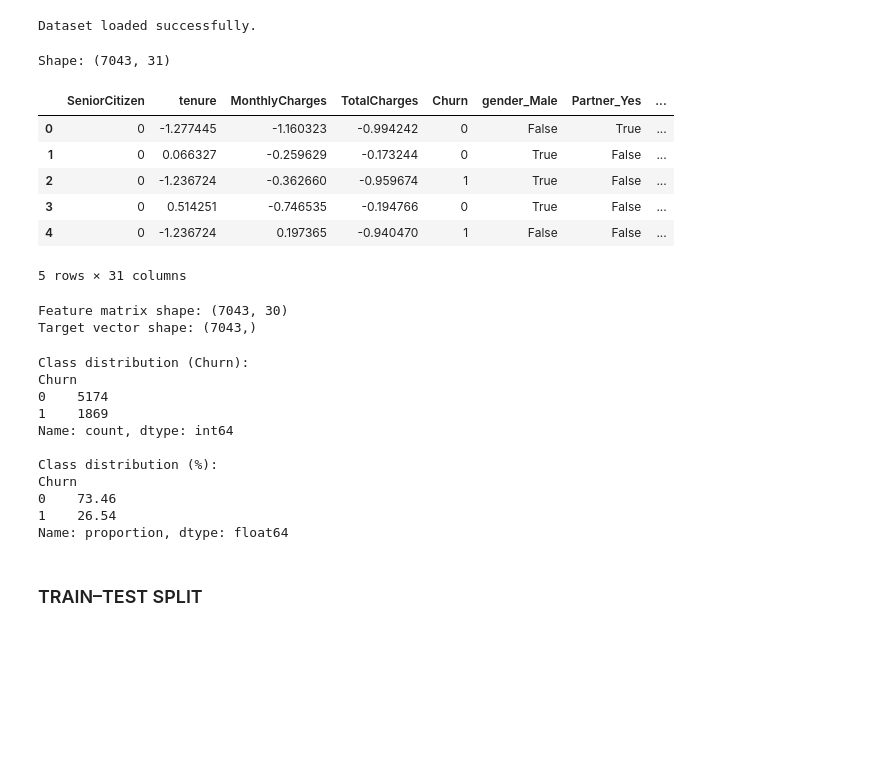
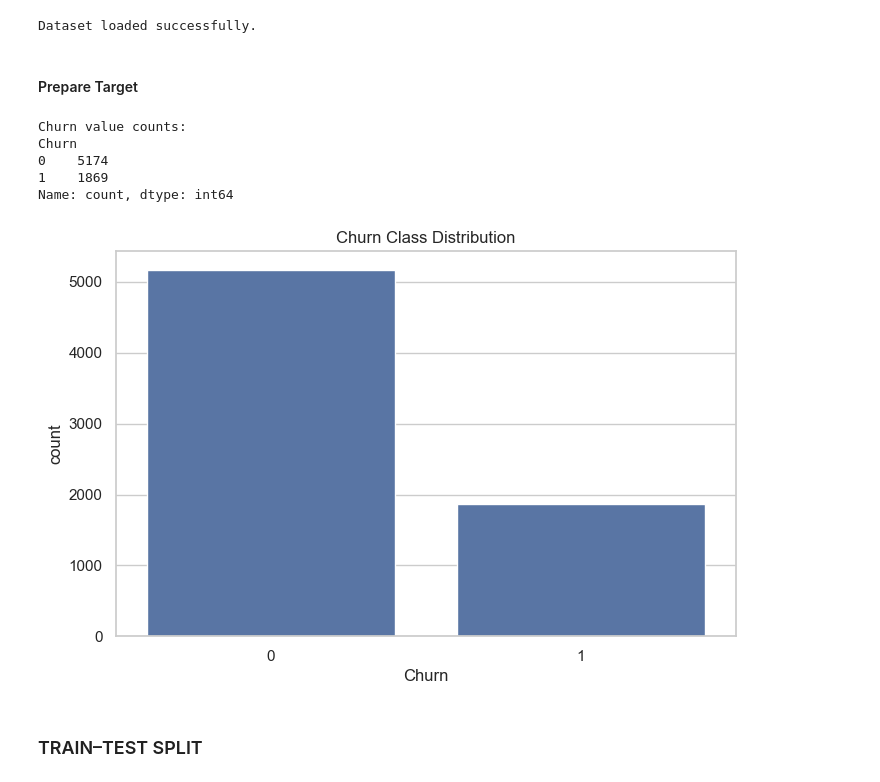
Before and after one commit to Pudamya/CM2604_ML_CW_2425595, a Jupyter notebook: Neural_Network_&_Decision_Tree.ipynb, the cells around one changed output. Cells and saved outputs as stored; diff of their text form; code cells hidden in the pictures; blank space fills up the shorter version.

```diff
--- a/Neural_Network_&_Decision_Tree.ipynb
+++ b/Neural_Network_&_Decision_Tree.ipynb
@@ -45,50 +65,40 @@ except FileNotFoundError:
     raise FileNotFoundError("CSV not found. Place it in 'preprocessed_dataset/' or adjust the path.")
 # %% [output]
 Dataset loaded successfully.
-# %%
-print("Shape:", df.shape)
-display(df.head())
-# %% [output]
-Shape: (7043, 31)
-|  | SeniorCitizen | tenure | MonthlyCharges | TotalCharges | Churn | gender_Male | Partner_Yes | ... |
-| 0 | 0 | -1.277445 | -1.160323 | -0.994242 | 0 | False | True | ... |
-| 1 | 0 | 0.066327 | -0.259629 | -0.173244 | 0 | True | False | ... |
-| 2 | 0 | -1.236724 | -0.362660 | -0.959674 | 1 | True | False | ... |
-| 3 | 0 | 0.514251 | -0.746535 | -0.194766 | 0 | True | False | ... |
-| 4 | 0 | -1.236724 | 0.197365 | -0.940470 | 1 | False | False | ... |
-5 rows × 31 columns
-# %%
-# Separate features (X) and target (y)
-if "Churn" not in df.columns:
-    raise KeyError("Column 'Churn' not found in preprocessed data. "
-                   "Ensure Task 1 saved the target as 'Churn'.")
-
-X = df.drop("Churn", axis=1)
-y = df["Churn"]
-
-print("Feature matrix shape:", X.shape)
-print("Target vector shape:", y.shape)
-# %% [output]
-Feature matrix shape: (7043, 30)
-Target vector shape: (7043,)
-# %%
-# Quick class balance check
-print("\nClass distribution (Churn):")
-print(y.value_counts())
-print("\nClass distribution (%):")
-print((y.value_counts(normalize=True) * 100).round(2))
-# %% [output]
-Class distribution (Churn):
-Churn
-0    5174
-1    1869
-Name: count, dtype: int64
-
-Class distribution (%):
-Churn
-0    73.46
-1    26.54
-Name: proportion, dtype: float64
+# %% [markdown]
+#### Prepare Target
+# %%
+if "Churn" not in df.columns:
+    raise ValueError(
+        "Target column 'Churn' not found in the data. "
+        "Make sure preprocessing keeps the target column named 'Churn'."
+    )
+
+# Target encoding: Yes/No -> 1/0 if needed
+if not np.issubdtype(df["Churn"].dtype, np.number):
+    print("Converting 'Churn' from Yes/No to 0/1 ...")
+    df["Churn"] = df["Churn"].map({"No": 0, "Yes": 1})
+
+# Ensure there are no NaNs in target
+if df["Churn"].isna().any():
+    raise ValueError("Target column 'Churn' contains NaN after encoding. Check preprocessing.")
+
+df["Churn"] = df["Churn"].astype(int)
+
+print("Churn value counts:")
+print(df["Churn"].value_counts())
+
+# Simple class balance plot
+sns.countplot(x="Churn", data=df)
+plt.title("Churn Class Distribution")
+plt.show()
+# %% [output]
+Churn value counts:
+Churn
+0    5174
+1    1869
+Name: count, dtype: int64
+[figure, added]
 # %% [markdown]
 ### TRAIN–TEST SPLIT
 # %%
```
Also changed, not shown: parts of 33 cells of this notebook.
